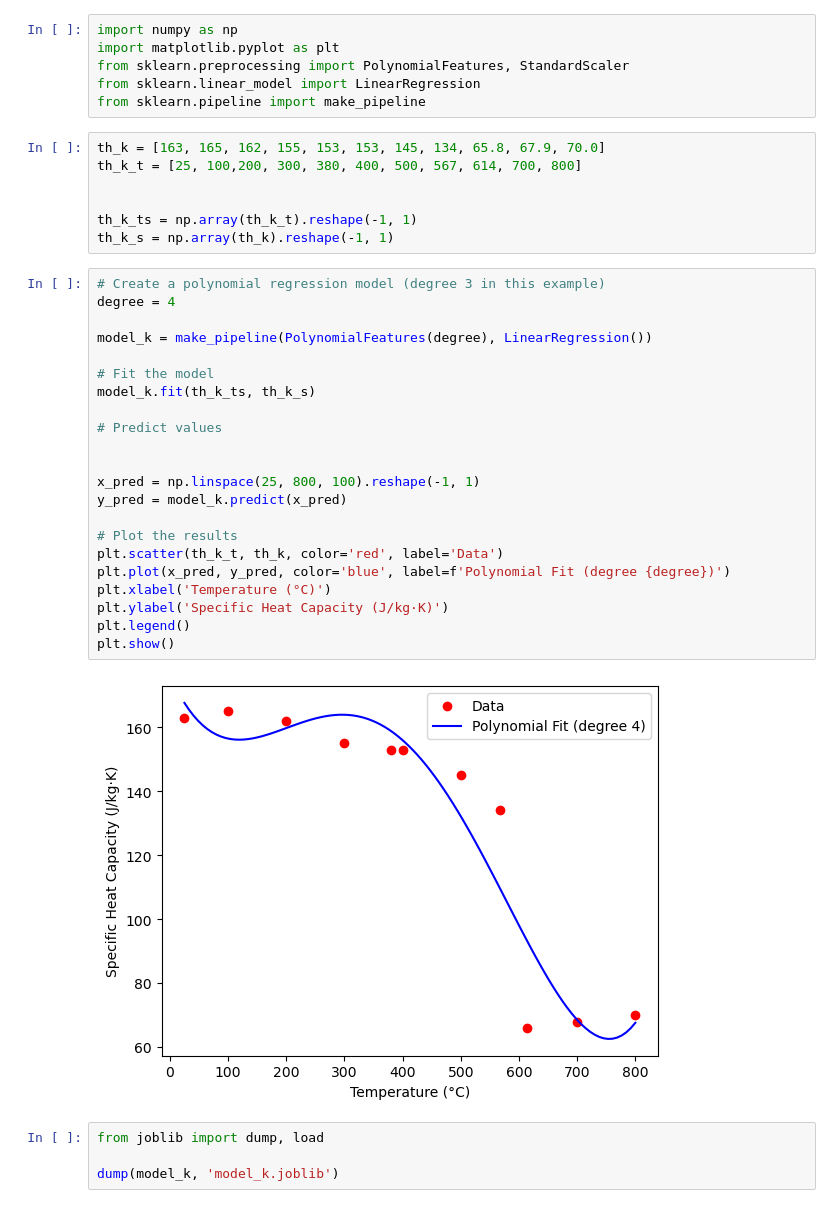
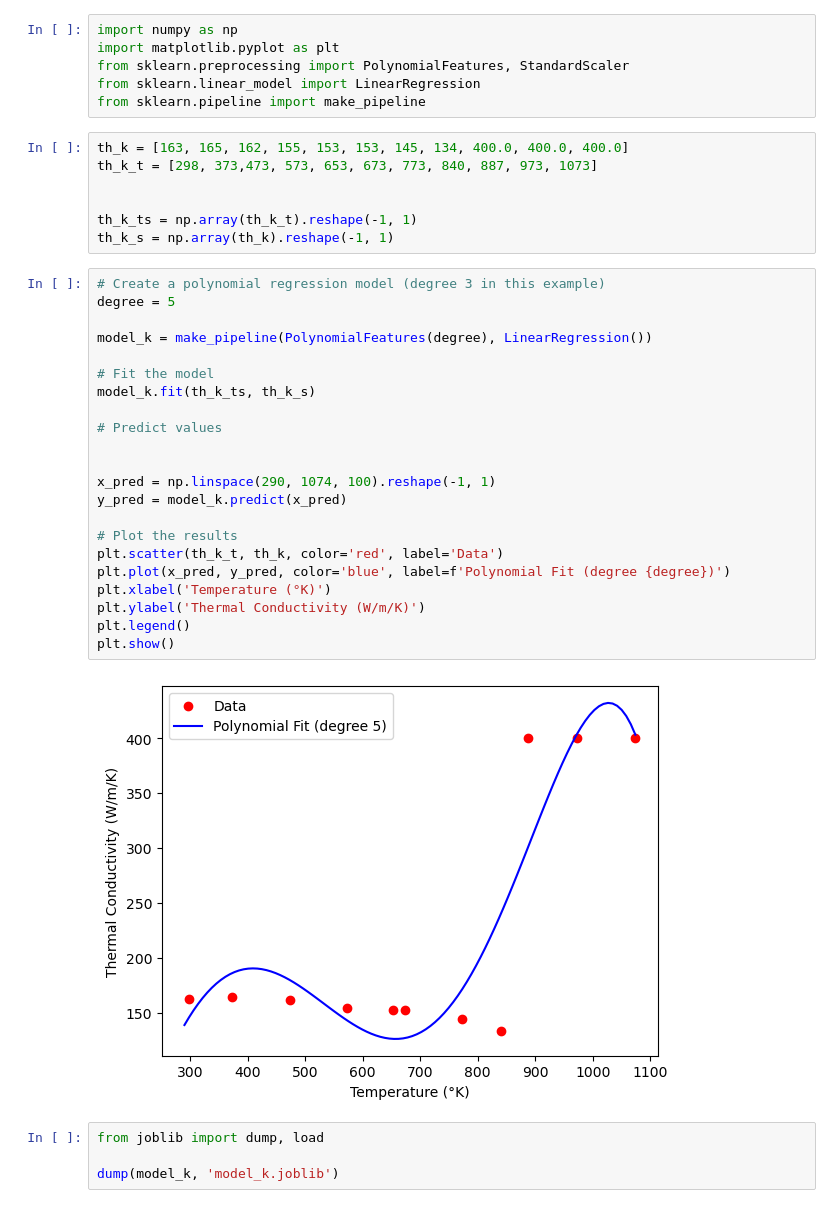
Before and after one commit to radhikrammohan/pinn-pc-1d, a Jupyter notebook: Data/Sim-Data/Fdd-simple/materials.ipynb, the cells around one changed output. Saved outputs shown, nothing was run; the diff lists cells and outputs as text.

```diff
--- a/Data/Sim-Data/Fdd-simple/materials.ipynb
+++ b/Data/Sim-Data/Fdd-simple/materials.ipynb
@@ -5,36 +5,36 @@ from sklearn.preprocessing import PolynomialFeatures, StandardScaler
 from sklearn.linear_model import LinearRegression
 from sklearn.pipeline import make_pipeline
 # %%
-th_k = [163, 165, 162, 155, 153, 153, 145, 134, 65.8, 67.9, 70.0]
-th_k_t = [25, 100,200, 300, 380, 400, 500, 567, 614, 700, 800]
+th_k = [163, 165, 162, 155, 153, 153, 145, 134, 400.0, 400.0, 400.0]
+th_k_t = [298, 373,473, 573, 653, 673, 773, 840, 887, 973, 1073]
 
 
 th_k_ts = np.array(th_k_t).reshape(-1, 1)
 th_k_s = np.array(th_k).reshape(-1, 1)
 # %%
 # Create a polynomial regression model (degree 3 in this example)
-degree = 4
+degree = 5
 
 model_k = make_pipeline(PolynomialFeatures(degree), LinearRegression())
 
 # Fit the model
 model_k.fit(th_k_ts, th_k_s)
 
 # Predict values
 
 
-x_pred = np.linspace(25, 800, 100).reshape(-1, 1)
+x_pred = np.linspace(290, 1074, 100).reshape(-1, 1)
 y_pred = model_k.predict(x_pred)
 
 # Plot the results
 plt.scatter(th_k_t, th_k, color='red', label='Data')
 plt.plot(x_pred, y_pred, color='blue', label=f'Polynomial Fit (degree {degree})')
-plt.xlabel('Temperature (°C)')
-plt.ylabel('Specific Heat Capacity (J/kg·K)')
+plt.xlabel('Temperature (°K)')
+plt.ylabel('Thermal Conductivity (W/m/K)')
 plt.legend()
 plt.show()
 # %% [output]
-[figure, old version]
+[figure, new version]
 # %%
 from joblib import dump, load
 
```
Also changed, not shown: parts of 3 cells of this notebook, 18 other files.
